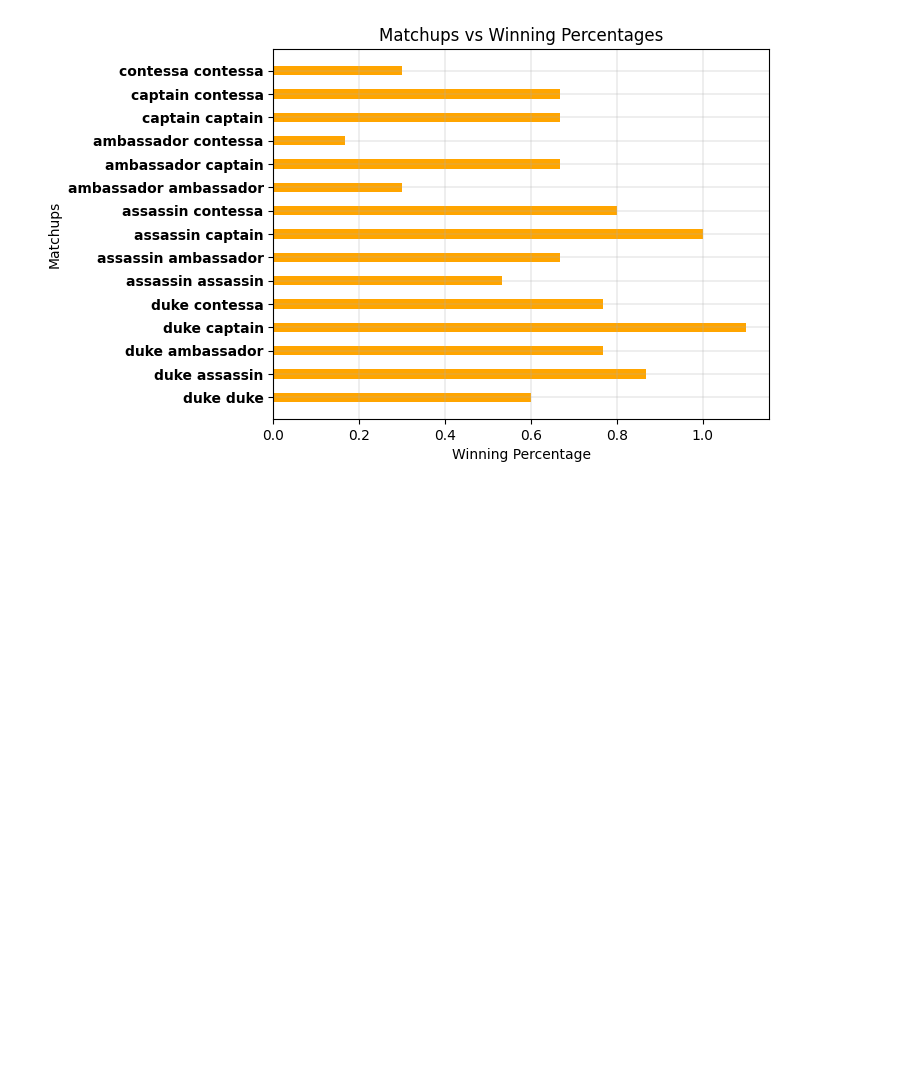
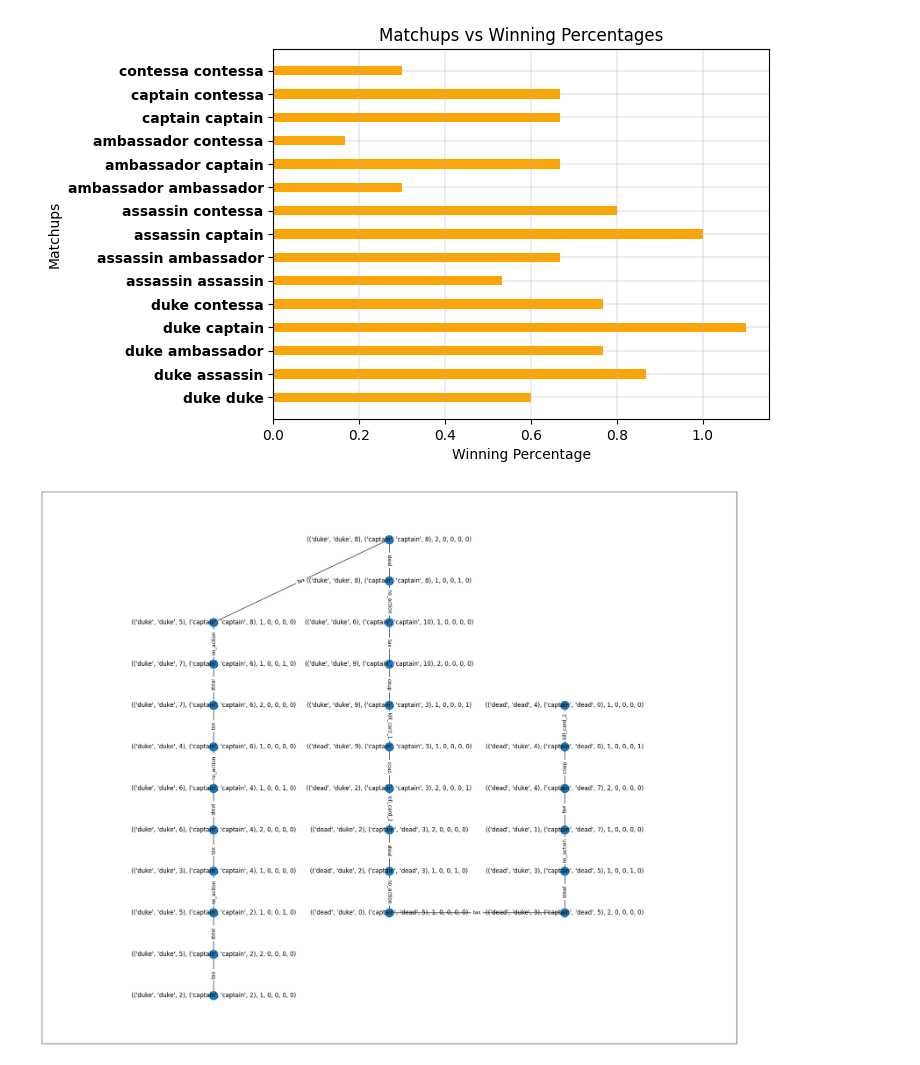
Before and after one commit to matthewScohen/coup_endgame_solving, a Jupyter notebook: src/results.ipynb, the cells around one changed output. Saved outputs shown, nothing was run; the diff lists cells and outputs as text; code cells hidden in the pictures; blank space fills up the shorter version.

```diff
--- a/src/results.ipynb
+++ b/src/results.ipynb
@@ -197,3 +198,37 @@ plt.savefig("../data/winning_matchup_ratios.png", bbox_inches='tight')
 plt.show()
 # %% [output]
 [figure]
+# %%
+def get_run_graph(path):
+    run = list()
+    with open(path, 'r') as file:
+        for line in file:
+            run.append(line)
+            nodes = [node[:-1] for i, node in enumerate(run) if i % 2 == 0]
+            edges = [edge[0:-1] for i, edge in enumerate(run) if i % 2 == 1]
+
+    plt.figure(figsize=(25,20))
+    G=nx.Graph()
+    G.add_nodes_from(nodes)
+    positions = dict()
+    edge_labels = dict()
+
+    last_node = None
+    j = 0
+    for i, node in enumerate(nodes):
+        positions[node] = [j, i%10+j] if j%2 == 0 else [j, 10-i%10+j]
+        if last_node is not None and last_node != node:
+            G.add_edge(last_node, node)
+            edge_labels[(last_node, node)] = edges[i-1]
+        last_node = node
+        if i % 10 == 9:
+            j += 1
+    nx.draw_networkx(G,pos=positions)
+    nx.draw_networkx_edge_labels(G, positions, edge_labels=edge_labels, font_color='black', font_size=10)
+    save_path = path[0:-4] + ".png"
+    plt.margins(x=0.4)
+    plt.savefig(save_path)
+
+get_run_graph("../data/DDvCC_run.txt")
+# %% [output]
+[figure, added]
```
Also changed, not shown: parts of 5 cells of this notebook, 5 other files.
